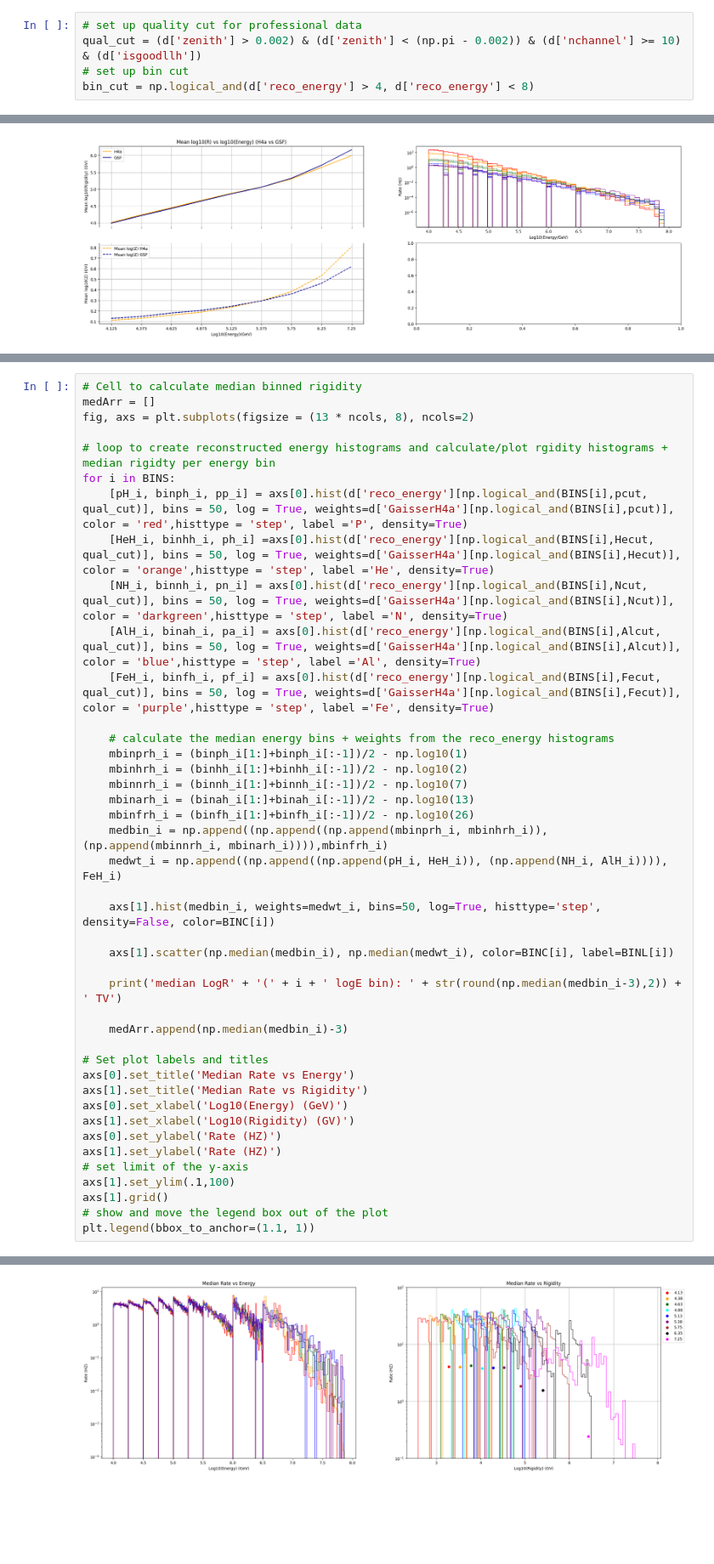
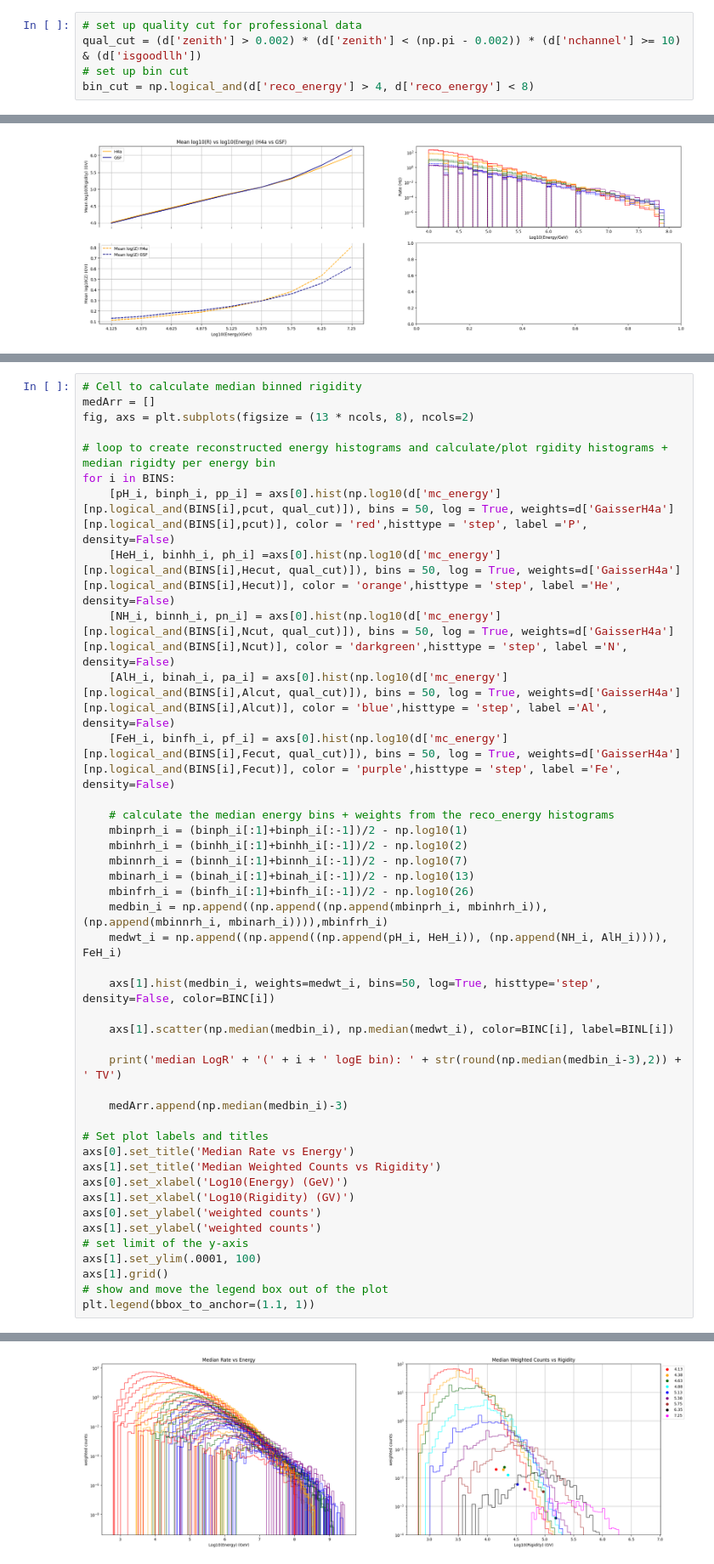
Before and after one commit to fmcnallyi3/it_anisotropy, a Jupyter notebook: rigidity/reco_energy.ipynb, the cells around one changed output, grey strips where cells are left out. Shown at 85% size. Cells and saved outputs as stored; diff of their text form; blank space fills up the shorter version.

Commit message:
updating reco_energy with mc_energy instead, and adding a different way to calculate the median rigidity

```diff
--- a/rigidity/reco_energy.ipynb
+++ b/rigidity/reco_energy.ipynb
@@ -14,7 +14,7 @@ print(list(d.keys()))
 ['nchannel', 'llhZen', 'llhAz', 'zenith', 'azimuth', 'mc_energy', 'type', 'isgoodllh', 'ndir', 'ldir', 'rlogl', 'atmosphere', 'TriggID_1006', 'cogx', 'cogy', 'cogz', 'logMuE', 'energy', 'GaisserH3a',  ...
 # %%
 # set up quality cut for professional data
-qual_cut = (d['zenith'] > 0.002) & (d['zenith'] < (np.pi - 0.002)) & (d['nchannel'] >= 10) & (d['isgoodllh'])
+qual_cut = (d['zenith'] > 0.002) * (d['zenith'] < (np.pi - 0.002)) * (d['nchannel'] >= 10) & (d['isgoodllh'])
 # set up bin cut
 bin_cut = np.logical_and(d['reco_energy'] > 4, d['reco_energy'] < 8)
 # %%
@@ -373,18 +401,18 @@ fig, axs = plt.subplots(figsize = (13 * ncols, 8), ncols=2)
 
 # loop to create reconstructed energy histograms and calculate/plot rgidity histograms + median rigidty per energy bin
 for i in BINS:
-    [pH_i, binph_i, pp_i] = axs[0].hist(d['reco_energy'][np.logical_and(BINS[i],pcut, qual_cut)], bins = 50, log = True, weights=d['GaisserH4a'][np.logical_and(BINS[i],pcut)], color = 'red',histtype = 'step', label ='P', density=True)
-    [HeH_i, binhh_i, ph_i] =axs[0].hist(d['reco_energy'][np.logical_and(BINS[i],Hecut, qual_cut)], bins = 50, log = True, weights=d['GaisserH4a'][np.logical_and(BINS[i],Hecut)], color = 'orange',histtype = 'step', label ='He', density=True)
-    [NH_i, binnh_i, pn_i] = axs[0].hist(d['reco_energy'][np.logical_and(BINS[i],Ncut, qual_cut)], bins = 50, log = True, weights=d['GaisserH4a'][np.logical_and(BINS[i],Ncut)], color = 'darkgreen',histtype = 'step', label ='N', density=True)
-    [AlH_i, binah_i, pa_i] = axs[0].hist(d['reco_energy'][np.logical_and(BINS[i],Alcut, qual_cut)], bins = 50, log = True, weights=d['GaisserH4a'][np.logical_and(BINS[i],Alcut)], color = 'blue',histtype = 'step', label ='Al', density=True)
-    [FeH_i, binfh_i, pf_i] = axs[0].hist(d['reco_energy'][np.logical_and(BINS[i],Fecut, qual_cut)], bins = 50, log = True, weights=d['GaisserH4a'][np.logical_and(BINS[i],Fecut)], color = 'purple',histtype = 'step', label ='Fe', density=True)
+    [pH_i, binph_i, pp_i] = axs[0].hist(np.log10(d['mc_energy'][np.logical_and(BINS[i],pcut, qual_cut)]), bins = 50, log = True, weights=d['GaisserH4a'][np.logical_and(BINS[i],pcut)], color = 'red',histtype = 'step', label ='P', density=False)
+    [HeH_i, binhh_i, ph_i] =axs[0].hist(np.log10(d['mc_energy'][np.logical_and(BINS[i],Hecut, qual_cut)]), bins = 50, log = True, weights=d['GaisserH4a'][np.logical_and(BINS[i],Hecut)], color = 'orange',histtype = 'step', label ='He', density=False)
+    [NH_i, binnh_i, pn_i] = axs[0].hist(np.log10(d['mc_energy'][np.logical_and(BINS[i],Ncut, qual_cut)]), bins = 50, log = True, weights=d['GaisserH4a'][np.logical_and(BINS[i],Ncut)], color = 'darkgreen',histtype = 'step', label ='N', density=False)
+    [AlH_i, binah_i, pa_i] = axs[0].hist(np.log10(d['mc_energy'][np.logical_and(BINS[i],Alcut, qual_cut)]), bins = 50, log = True, weights=d['GaisserH4a'][np.logical_and(BINS[i],Alcut)], color = 'blue',histtype = 'step', label ='Al', density=False)
+    [FeH_i, binfh_i, pf_i] = axs[0].hist(np.log10(d['mc_energy'][np.logical_and(BINS[i],Fecut, qual_cut)]), bins = 50, log = True, weights=d['GaisserH4a'][np.logical_and(BINS[i],Fecut)], color = 'purple',histtype = 'step', label ='Fe', density=False)
 
     # calculate the median energy bins + weights from the reco_energy histograms
-    mbinprh_i = (binph_i[1:]+binph_i[:-1])/2 - np.log10(1)
-    mbinhrh_i = (binhh_i[1:]+binhh_i[:-1])/2 - np.log10(2)
-    mbinnrh_i = (binnh_i[1:]+binnh_i[:-1])/2 - np.log10(7)
-    mbinarh_i = (binah_i[1:]+binah_i[:-1])/2 - np.log10(13)
-    mbinfrh_i = (binfh_i[1:]+binfh_i[:-1])/2 - np.log10(26)
+    mbinprh_i = (binph_i[:1]+binph_i[:-1])/2 - np.log10(1)
+    mbinhrh_i = (binhh_i[:1]+binhh_i[:-1])/2 - np.log10(2)
+    mbinnrh_i = (binnh_i[:1]+binnh_i[:-1])/2 - np.log10(7)
+    mbinarh_i = (binah_i[:1]+binah_i[:-1])/2 - np.log10(13)
+    mbinfrh_i = (binfh_i[:1]+binfh_i[:-1])/2 - np.log10(26)
     medbin_i = np.append((np.append((np.append(mbinprh_i, mbinhrh_i)), (np.append(mbinnrh_i, mbinarh_i)))),mbinfrh_i)
     medwt_i = np.append((np.append((np.append(pH_i, HeH_i)), (np.append(NH_i, AlH_i)))), FeH_i)
 
@@ -398,13 +426,13 @@ for i in BINS:
 
 # Set plot labels and titles
 axs[0].set_title('Median Rate vs Energy')
-axs[1].set_title('Median Rate vs Rigidity')
+axs[1].set_title('Median Weighted Counts vs Rigidity')
 axs[0].set_xlabel('Log10(Energy) (GeV)')
 axs[1].set_xlabel('Log10(Rigidity) (GV)')
-axs[0].set_ylabel('Rate (HZ)')
-axs[1].set_ylabel('Rate (HZ)')
+axs[0].set_ylabel('weighted counts')
+axs[1].set_ylabel('weighted counts')
 # set limit of the y-axis
-axs[1].set_ylim(.1,100)
+axs[1].set_ylim(.0001, 100)
 axs[1].grid()
 # show and move the legend box out of the plot
 plt.legend(bbox_to_anchor=(1.1, 1))
@@ -421,5 +449,5 @@ median LogR(7.25 logE bin): 3.43 TV
 <matplotlib.legend.Legend at 0x...>
-[figure, old version]
+[figure, new version]
 # %%
 # Test cell to create rate vs rigidity composition graph
 #bins=np.linspace(2.5, 7, 101)
```
Also changed, not shown: parts of 14 cells of this notebook.
